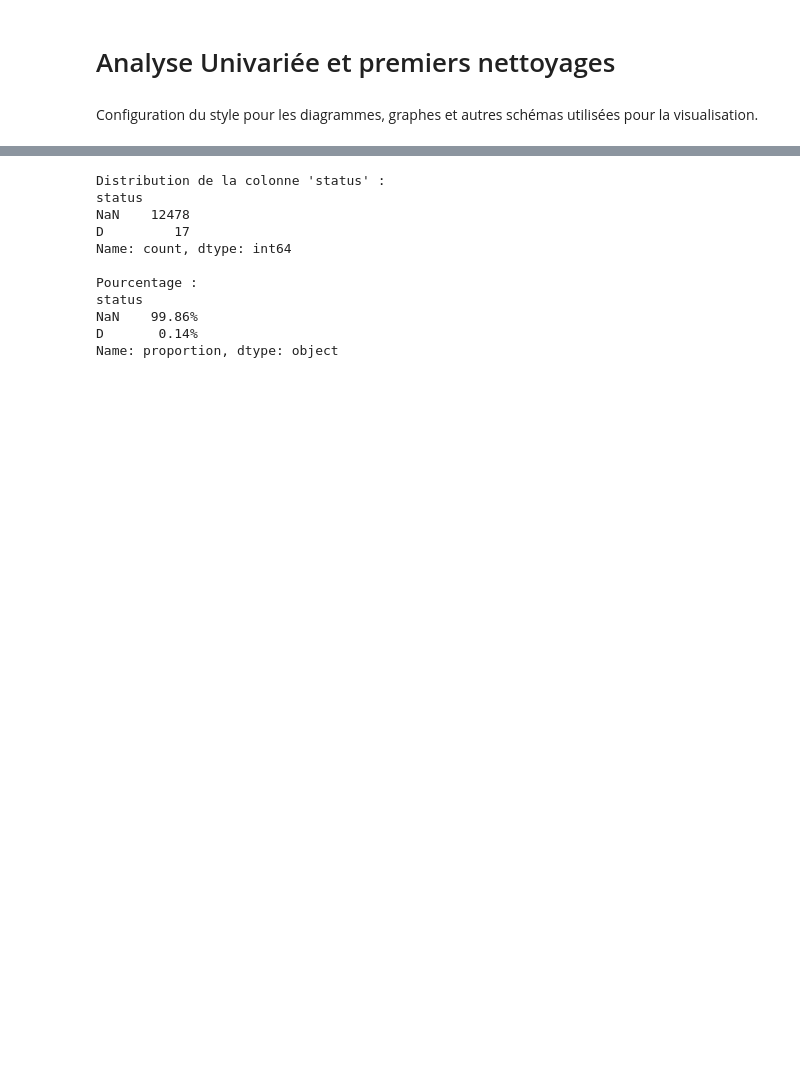
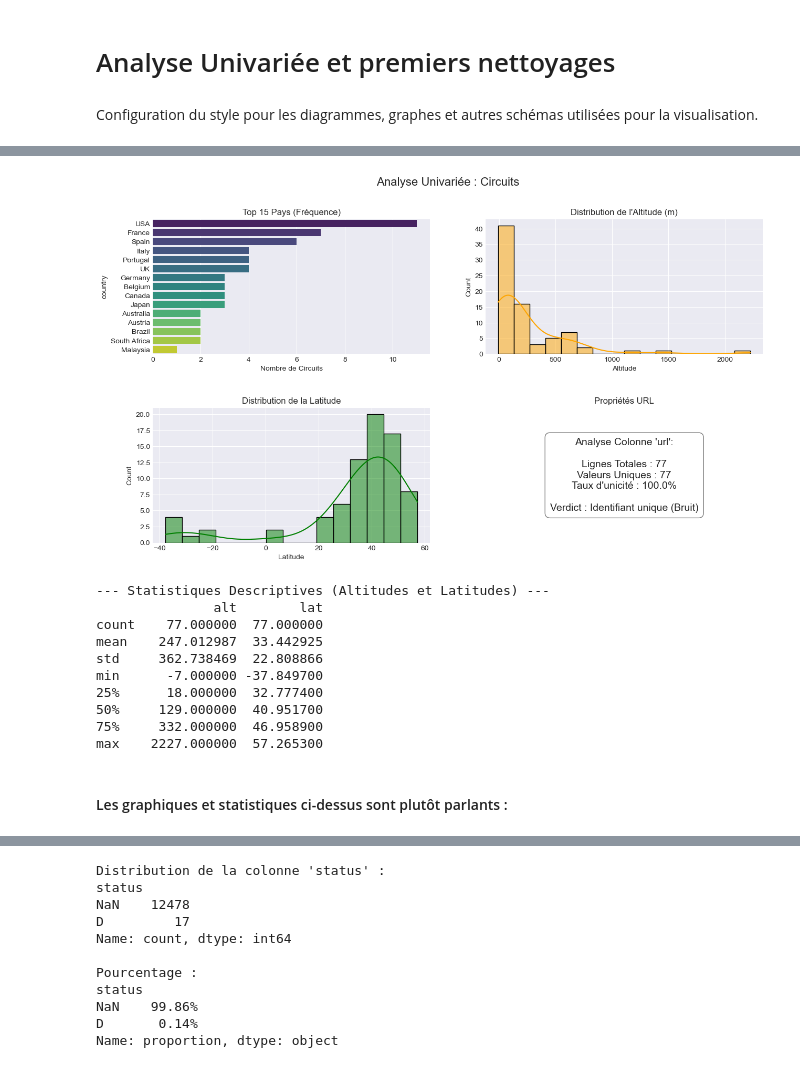
Before and after one commit to antoninnnnn/ProjetF1, a Jupyter notebook: EcurieGagnante.ipynb, the cells around one changed output, grey strips where cells are left out. Drawn from its saved outputs; the diff is of its cells as text; code cells hidden in the pictures; blank space fills up the shorter version.

Commit message:
Analyses Univariées step3

```diff
--- a/EcurieGagnante.ipynb
+++ b/EcurieGagnante.ipynb
@@ -236,0 +241,55 @@ plt.rcParams['figure.figsize'] = (15, 8)
+# %%
+# Création des sous-graphiques
+fig, axes = plt.subplots(2, 2)
+plt.subplots_adjust(hspace=0.4)
+
+# 1. Country (Top 15 pour lisibilité)
+country_counts = circuits['country'].value_counts().head(15)
+sns.barplot(x=country_counts.values, y=country_counts.index, hue=country_counts.index, legend=False, ax=axes[0, 0], palette='viridis')
+axes[0, 0].set_title('Top 15 Pays (Fréquence)')
+axes[0, 0].set_xlabel('Nombre de Circuits')
+
+# 2. Altitude (Distribution Physique)
+sns.histplot(circuits['alt'].dropna(), kde=True, ax=axes[0, 1], color='orange')
+axes[0, 1].set_title('Distribution de l\'Altitude (m)')
+axes[0, 1].set_xlabel('Altitude')
+
+# 3. Latitude (Distribution Géographique)
+sns.histplot(circuits['lat'], kde=True, ax=axes[1, 0], color='green')
+axes[1, 0].set_title('Distribution de la Latitude')
+axes[1, 0].set_xlabel('Latitude')
+
+# 4. URL (Analyse de Cardinalité)
+unique_urls = circuits['url'].nunique()
+total_rows = len(circuits)
+url_info = (f"Analyse Colonne 'url':\n\n"
+            f"Lignes Totales : {total_rows}\n"
+            f"Valeurs Uniques : {unique_urls}\n"
+            f"Taux d'unicité : {(unique_urls/total_rows)*100:.1f}%\n\n"
+            f"Verdict : Identifiant unique (Bruit)")
+
+axes[1, 1].text(0.5, 0.5, url_info, ha='center', va='center', fontsize=14,
+                bbox=dict(boxstyle="round,pad=0.5", fc="white", ec="black", alpha=0.5))
+axes[1, 1].axis('off')
+axes[1, 1].set_title('Propriétés URL')
+
+plt.suptitle('Analyse Univariée : Circuits', fontsize=16)
+plt.show()
+
+# Affichage des statistiques numériques
+print("--- Statistiques Descriptives (Altitudes et Latitudes) ---")
+print(circuits[['alt', 'lat']].describe())
+# %% [output]
+[figure, added]
+--- Statistiques Descriptives (Altitudes et Latitudes) ---
+               alt        lat
+count    77.000000  77.000000
+mean    247.012987  33.442925
+std     362.738469  22.808866
+min      -7.000000 -37.849700
+25%      18.000000  32.777400
+50%     129.000000  40.951700
+75%     332.000000  46.958900
+max    2227.000000  57.265300
+# %% [markdown]
+#### Les graphiques et statistiques ci-dessus sont plutôt parlants :
```
Also changed, not shown: parts of 20 cells of this notebook.
